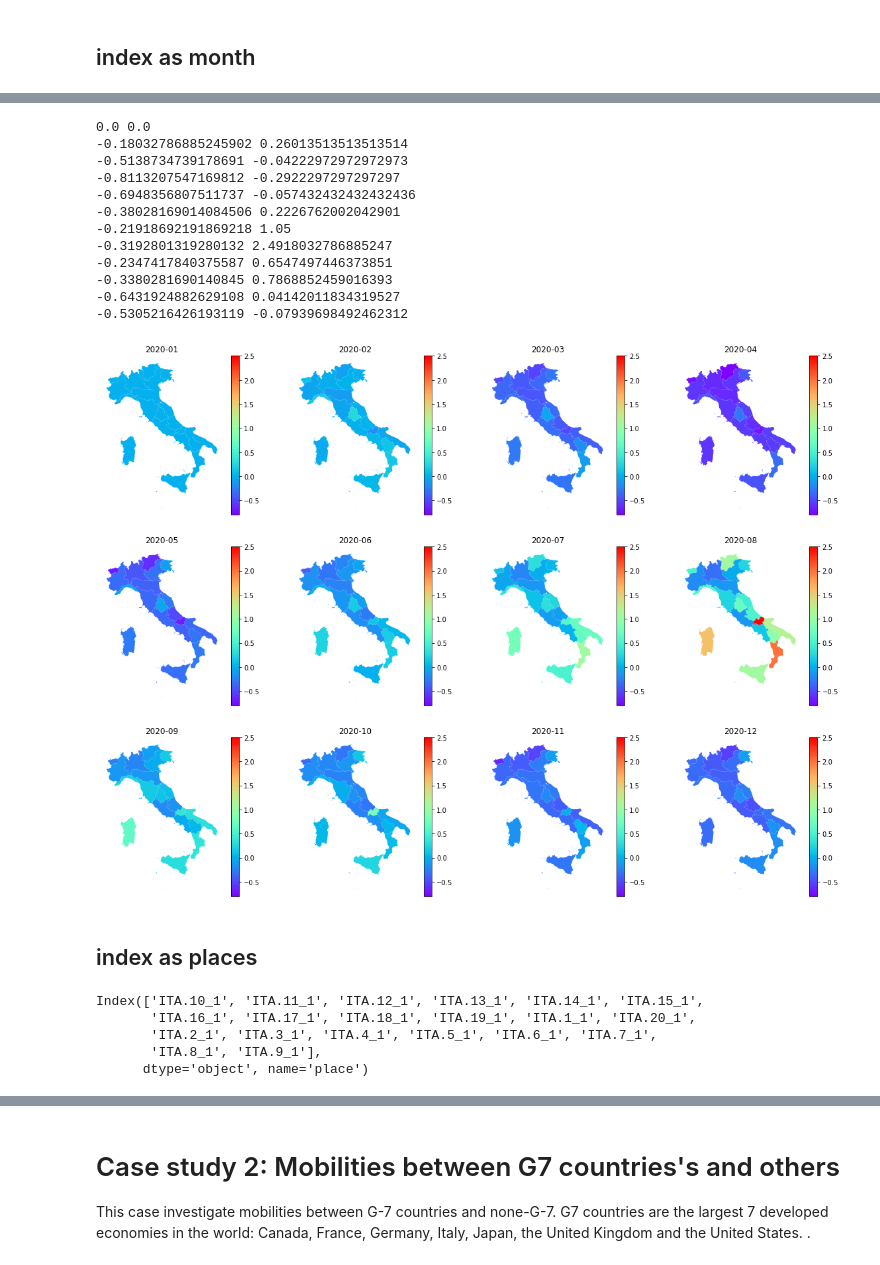
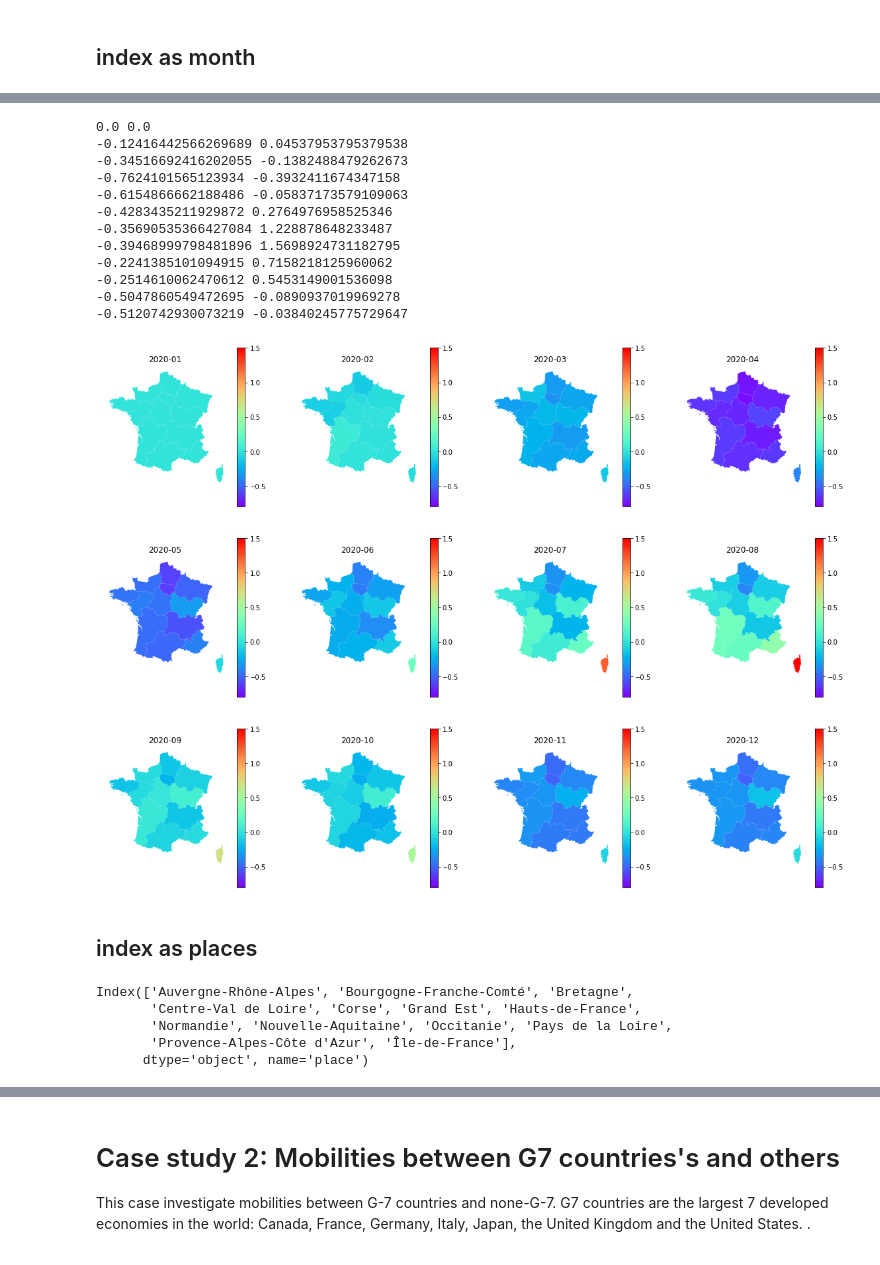
Before and after one commit to gladcolor/GIBD_RESTAPI, a Jupyter notebook: RestAPI.ipynb, the cells around one changed output, grey strips where cells are left out. Cells and saved outputs as stored; diff of their text form; code cells hidden in the pictures.

Commit message:
Finished ODT_case_study_France

```diff
--- a/RestAPI.ipynb
+++ b/RestAPI.ipynb
@@ -216,7 +217,7 @@ subdivision_file = r'gadm01_simplified/gadm36_1.shp'
 gdf = gpd.read_file(subdivision_file)
 # gdf.plot()
 
-target_place = r'ITA'
+target_place = r'FRA'
 
 gdf_country = gdf[gdf['GID_1'].str[:3] == target_place]
 gdf_country.plot(figsize=(20, 10))
@@ -237,6 +238,10 @@ r = requests.get(q, params=params)
 df = pd.read_csv(StringIO(r.text))
 
 df = df[df['place'].str[:3] == target_place]
+df = pd.merge(df, gdf_country[['GID_1', "NAME_1"]], left_on='place', right_on="GID_1")
+df['place'] = df['NAME_1']
+df = df.drop(["NAME_1", "GID_1"], axis=1)
+
 df['date'] = pd.to_datetime(df['date'])
 df = df.set_index('date')
 df
@@ -323,7 +306,7 @@ jan_data
 # %%
 row_cnt = 3
 col_cnt = 4
-fig, axes = plt.subplots(3, 4, figsize=(20,15) )
+fig, axes = plt.subplots(row_cnt, col_cnt, figsize=(20,15) )
 vmin= groupped['intra_movement'].min()
 vmax= groupped['intra_movement'].max()
 
@@ -338,47 +321,47 @@ for idx, date in enumerate(dates):
 #     print(jan_data)
 #     print(day_df)
     day_df['adjusted'] = (day_df['intra_movement'].to_list() - jan_data['intra_movement']) / jan_data['intra_movement']
     vmin= day_df['adjusted'].min()
     vmax= day_df['adjusted'].max()
 #     print(re)
-    re = gdf_country.set_index('GID_1').join(day_df, how='left')
+    re = gdf_country.set_index('NAME_1').join(day_df, how='left')
     re.plot(column=re['adjusted'],
             cmap='rainbow',
             ax=axes[divmod(idx, col_cnt)],
             legend=True,
             vmin=-0.8,
-            vmax=2.5,
+            vmax=1.5,
 
            )
     axes[divmod(idx, col_cnt)].set_title(date.strftime("%Y-%m"))
 
 #     cbar = axes[divmod(idx, col_cnt)].collections[0].colorbar()
 #     print(type(cbar))
 #     cbar.ax.yaxis.set_major_formatter(PercentFormatter(1, 0))
 
 
     print(vmin, vmax)
 #     re.plot(ax=axes[divmod(idx, col_cnt)])
 #     print(day_df)
 #     re.plot(column=re['intra_movement'], cmap='PuBu',  ax=axes[divmod(idx, col_cnt)], legend=True, norm=mpl.colors.SymLogNorm(linthresh=0.3, linscale=0.3,
 #                                               vmin=vmin, vmax=vmax))
 
 # fig.colorbar(re['intra_movement'], ax=axes.ravel().tolist())
 plt.show()
 # %% [output]
 0.0 0.0
--0.18032786885245902 0.26013513513513514
--0.5138734739178691 -0.04222972972972973
--0.8113207547169812 -0.2922297297297297
--0.6948356807511737 -0.057432432432432436
--0.38028169014084506 0.2226762002042901
--0.21918692191869218 1.05
--0.3192801319280132 2.4918032786885247
--0.2347417840375587 0.6547497446373851
--0.3380281690140845 0.7868852459016393
--0.6431924882629108 0.04142011834319527
--0.5305216426193119 -0.07939698492462312
+-0.12416442566269689 0.04537953795379538
+-0.34516692416202055 -0.1382488479262673
+-0.7624101565123934 -0.3932411674347158
+-0.6154866662188486 -0.05837173579109063
+-0.4283435211929872 0.2764976958525346
+-0.35690535366427084 1.228878648233487
+-0.39468999798481896 1.5698924731182795
+-0.2241385101094915 0.7158218125960062
+-0.2514610062470612 0.5453149001536098
+-0.5047860549472695 -0.0890937019969278
+-0.5120742930073219 -0.03840245775729647
-[figure, old version]
+[figure, new version]
 # %% [markdown]
 ## index as places
 # %%
@@ -388,10 +371,10 @@ groupped
 places = groupped.index.get_level_values("place").unique()
 places
 # %% [output]
-Index(['ITA.10_1', 'ITA.11_1', 'ITA.12_1', 'ITA.13_1', 'ITA.14_1', 'ITA.15_1',
-       'ITA.16_1', 'ITA.17_1', 'ITA.18_1', 'ITA.19_1', 'ITA.1_1', 'ITA.20_1',
-       'ITA.2_1', 'ITA.3_1', 'ITA.4_1', 'ITA.5_1', 'ITA.6_1', 'ITA.7_1',
-       'ITA.8_1', 'ITA.9_1'],
+Index(['Auvergne-Rhône-Alpes', 'Bourgogne-Franche-Comté', 'Bretagne',
+       'Centre-Val de Loire', 'Corse', 'Grand Est', 'Hauts-de-France',
+       'Normandie', 'Nouvelle-Aquitaine', 'Occitanie', 'Pays de la Loire',
+       'Provence-Alpes-Côte d'Azur', 'Île-de-France'],
       dtype='object', name='place')
 # %%
 groupped = groupped.reorder_levels(['place', "date"])
```
Also changed, not shown: parts of 15 cells of this notebook, 2 other files.
